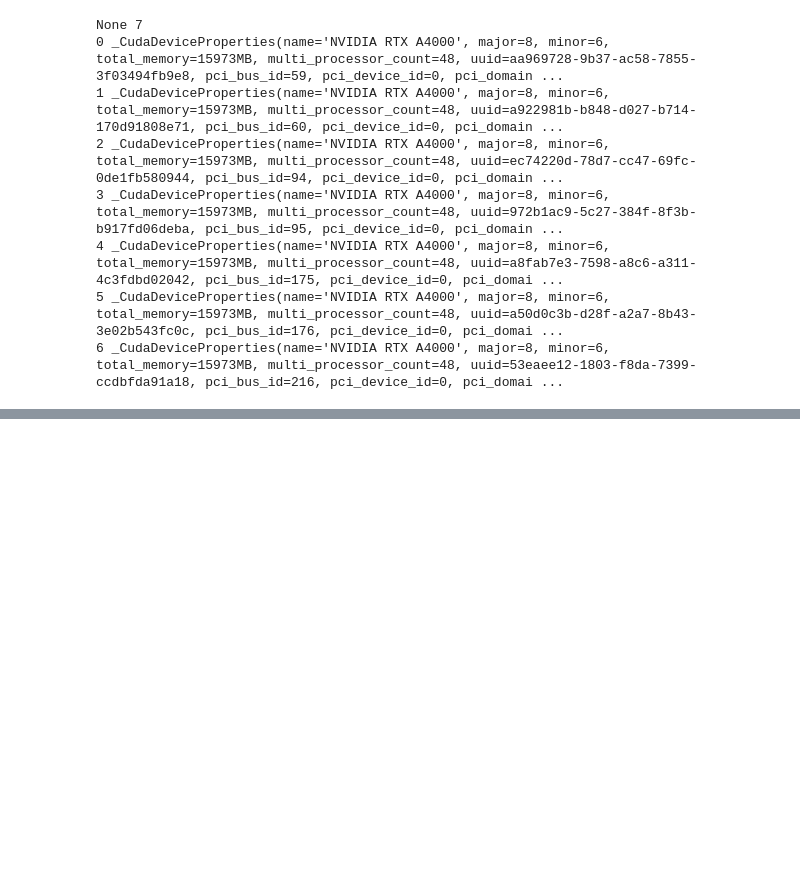
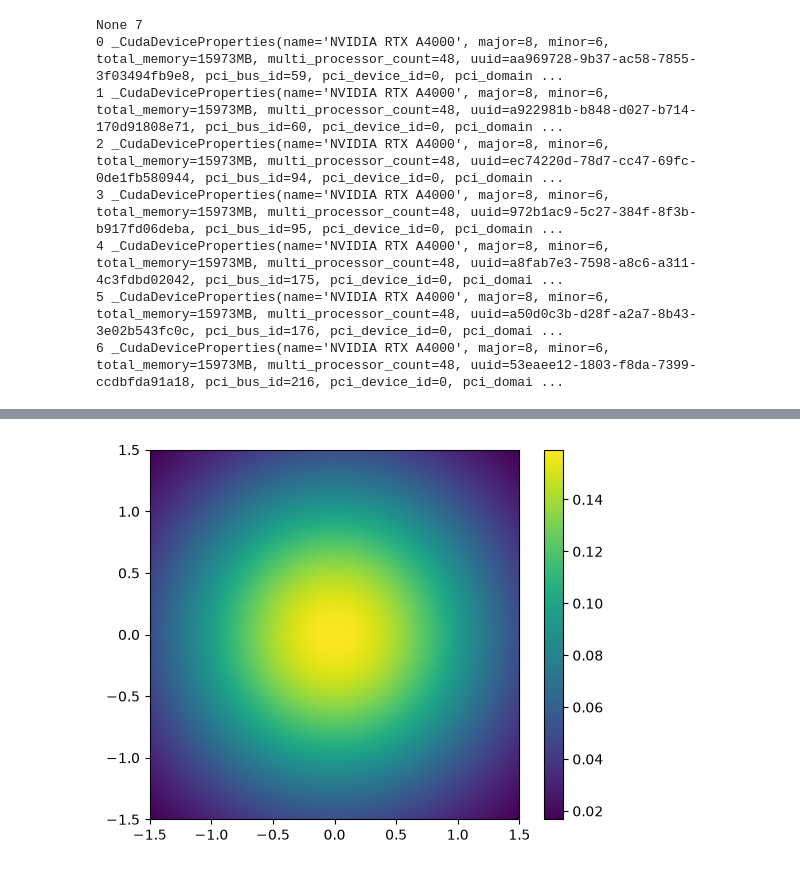
Before and after one commit to al3kseyka/scince_school, a Jupyter notebook: cnf_simple.ipynb, the cells around one changed output, grey strips where cells are left out. Cells and saved outputs as stored; diff of their text form; code cells hidden in the pictures; blank space fills up the shorter version.

```diff
--- a/cnf_simple.ipynb
+++ b/cnf_simple.ipynb
@@ -199,0 +243,52 @@ tensor(3.9537, grad_fn=<NegBackward0>)
+# %%
+def partial_density(X, alpha):
+    distribution = torch.distributions.MultivariateNormal(torch.zeros(2, device=DEVICE), torch.eye(2, device=DEVICE))
+    x_t, jac_t = odeint(func=(lambda t, state: cnf(t, state, log_jac=True)),
+                              y0=(X, torch.zeros(X.shape[0], device=DEVICE)),
+                              t=torch.tensor([1.- alpha, 1], device=DEVICE),
+                              rtol=RTOL, atol=ATOL, method=METHOD)
+    Y = x_t[-1]
+    dlog = jac_t[-1]
+    return distribution.log_prob(Y) - dlog
+# %%
+fig, ax = plt.subplots()
+
+def func(alpha):
+    dist = 1.5
+    # Координаты сетки
+    x = torch.linspace(-dist, dist, 200)
+    y = torch.linspace(-dist, dist, 200)
+
+    X, Y = torch.meshgrid(x, y, indexing="xy")
+
+    # Форма: (200 * 200, 2)
+    points = torch.stack([X.flatten(), Y.flatten()], dim=1)
+    # print(points, points.shape)
+    points = points.detach().to(DEVICE)
+
+    # Твоя функция принимает (batch_size, 2)
+    Z = partial_density(points, alpha)
+
+    # Возвращаем результат к форме сетки
+    Z = Z.reshape(200, 200)
+    Z = torch.exp(Z)
+
+#     plt.clf()
+    ax.clear()
+    im = ax.imshow(
+    Z.cpu().numpy(),
+            extent=[-dist, dist, -dist, dist],
+            origin="lower",
+            aspect="equal",
+    )
+    if hasattr(fig, "_cbar"):
+        fig._cbar.update_normal(im)
+    else:
+        fig._cbar = fig.colorbar(im, ax=ax)
+
+# func(0.1)
+
+anim = FuncAnimation(fig, func=func, frames=np.linspace(1e-10, 1, 120), interval=20)
+anim.save("gallery/learned1.1.gif")
+# %% [output]
+[figure, added]
```
Also changed, not shown: parts of 15 cells of this notebook, 1 other file.
